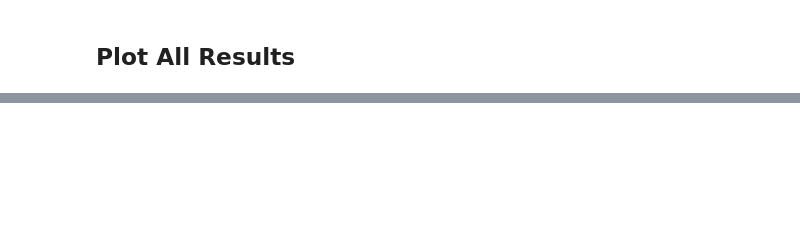
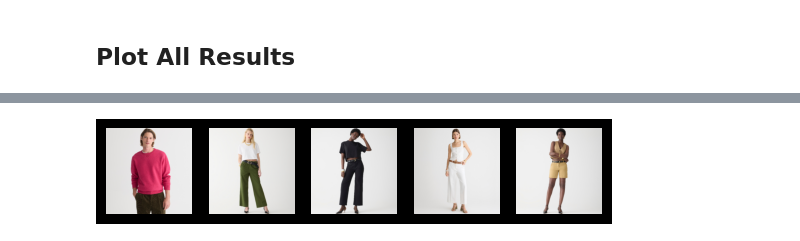
Before and after one commit to ianjwhitehouse/outfit-recomender, a Jupyter notebook: Plain KNN.ipynb, the cells around one changed output, grey strips where cells are left out. Saved outputs shown, nothing was run; the diff lists cells and outputs as text; code cells hidden in the pictures; blank space fills up the shorter version.

```diff
--- a/Plain KNN.ipynb
+++ b/Plain KNN.ipynb
@@ -19,6 +19,7 @@ full_body_raw = [file[:-6] + "fb-unedited.png" for file in full_body_images]
 clothing_labels = [file.split("/")[-1].split("-")[0].split("_") for file in clothing_images]
 clothing_images = [Image.open(file) for file in clothing_images]
 clothing_labels = [[lab[0], lab[1], lab[2][:-1]] if lab[2].endswith("s") else lab for lab in clothing_labels]
+full_body_images = [Image.open(file) for file in full_body_images]
 # %% [markdown]
 ## Run KNN
 # %%
@@ -77,0 +92,12 @@ plt.show()
+# %%
+# Display outfit images
+np.random.shuffle(full_body_images)
+
+_, axs = plt.subplots(1, 5)
+for i in range(5):
+    axs[i].axis("off")
+    axs[i].imshow(full_body_images[i])
+
+plt.show()
+# %% [output]
+[figure, added]
```
Also changed, not shown: parts of 5 cells of this notebook.
